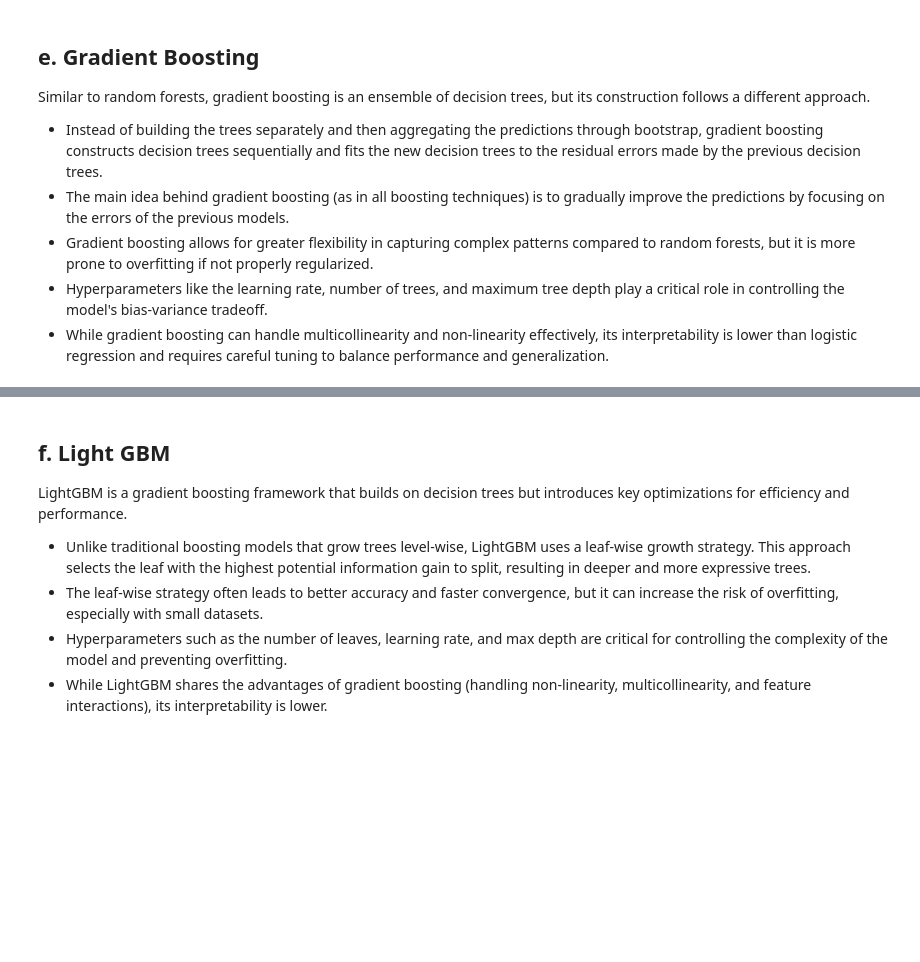
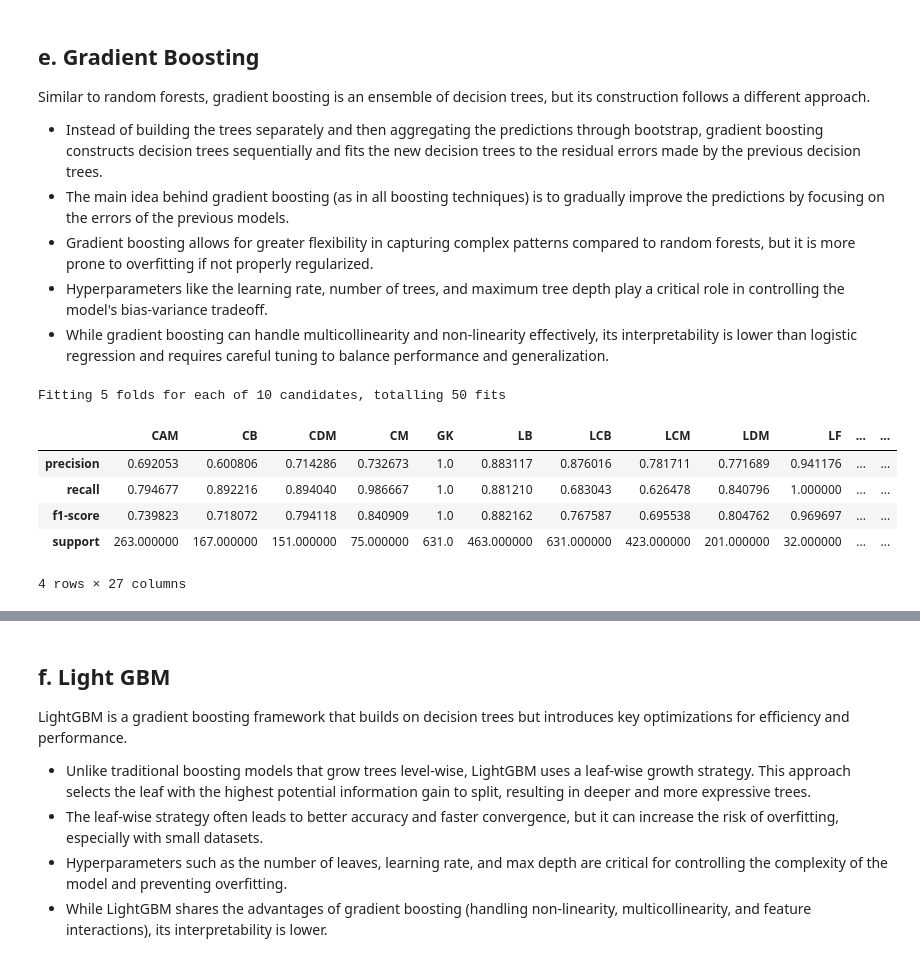
Before and after one commit to simonvellin/football_position_prediction, a Jupyter notebook: FINAL.ipynb, the cells around one changed output, grey strips where cells are left out. Saved outputs shown, nothing was run; the diff lists cells and outputs as text; code cells hidden in the pictures; blank space fills up the shorter version.

Commit message:
Added section 5 up to gradient boosting

```diff
--- a/FINAL.ipynb
+++ b/FINAL.ipynb
@@ -1485,6 +1575,17 @@ Similar to random forests, gradient boosting is an ensemble of decision trees, b
 # %%
 df_report_gb_over, best_params_gb_over, best_scores_gb_over = baseline_models(
     df = df_train, numerical_features = numerical_features, categorical_features = categorical_features,
-    model = GradientBoostingClassifier, target = 'position', n_hyper_comb = 50, num_imputer = "median",
+    model = GradientBoostingClassifier, target = 'position', n_hyper_comb = 10, num_imputer = "median",
     goalkeeper_label = "GK", refit_score = 'f1_weighted', resampling_method = 'oversample'
     )
+# %% [output]
+Fitting 5 folds for each of 10 candidates, totalling 50 fits
+# %%
+df_report_gb_over
+# %% [output]
+|  | CAM | CB | CDM | CM | GK | LB | LCB | LCM | LDM | LF | ... | ... |
+| precision | 0.692053 | 0.600806 | 0.714286 | 0.732673 | 1.0 | 0.883117 | 0.876016 | 0.781711 | 0.771689 | 0.941176 | ... | ... |
+| recall | 0.794677 | 0.892216 | 0.894040 | 0.986667 | 1.0 | 0.881210 | 0.683043 | 0.626478 | 0.840796 | 1.000000 | ... | ... |
+| f1-score | 0.739823 | 0.718072 | 0.794118 | 0.840909 | 1.0 | 0.882162 | 0.767587 | 0.695538 | 0.804762 | 0.969697 | ... | ... |
+| support | 263.000000 | 167.000000 | 151.000000 | 75.000000 | 631.0 | 463.000000 | 631.000000 | 423.000000 | 201.000000 | 32.000000 | ... | ... |
+4 rows × 27 columns
```
Also changed, not shown: parts of 16 cells of this notebook.
